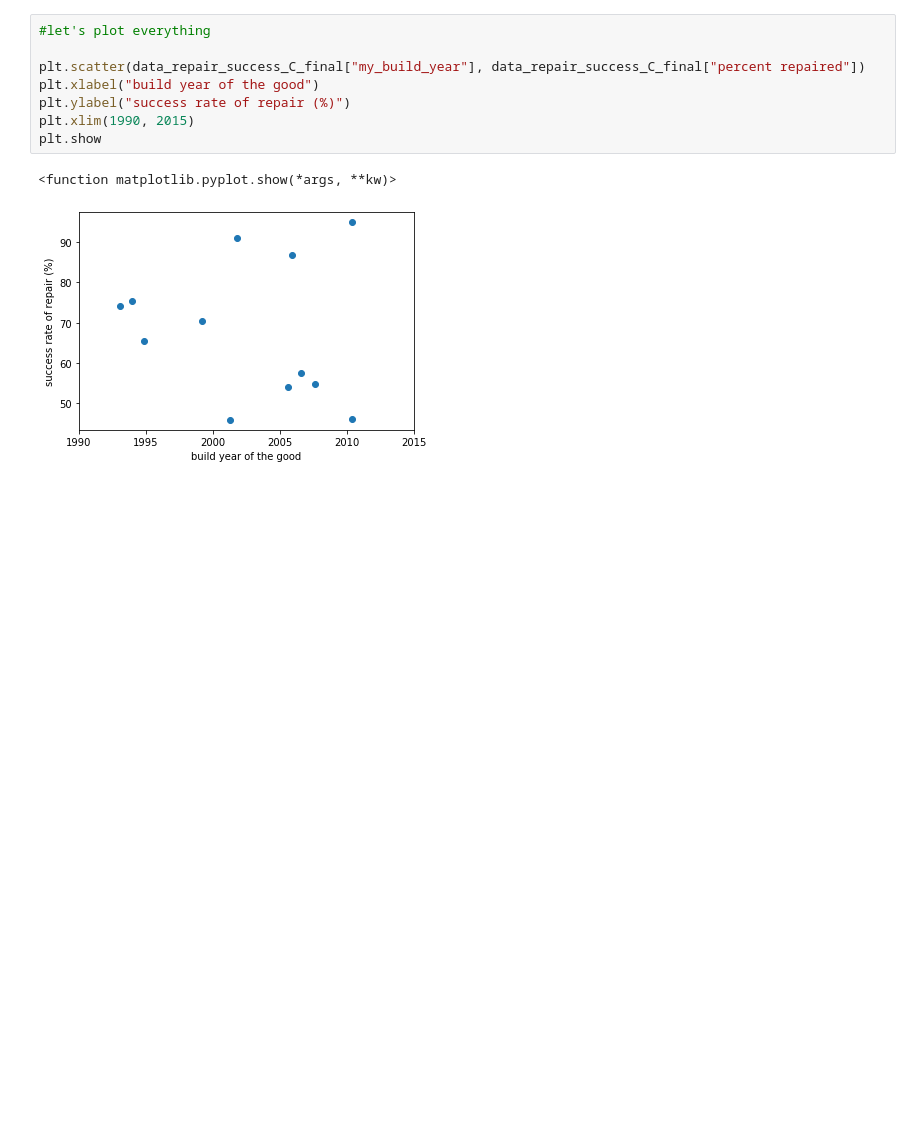
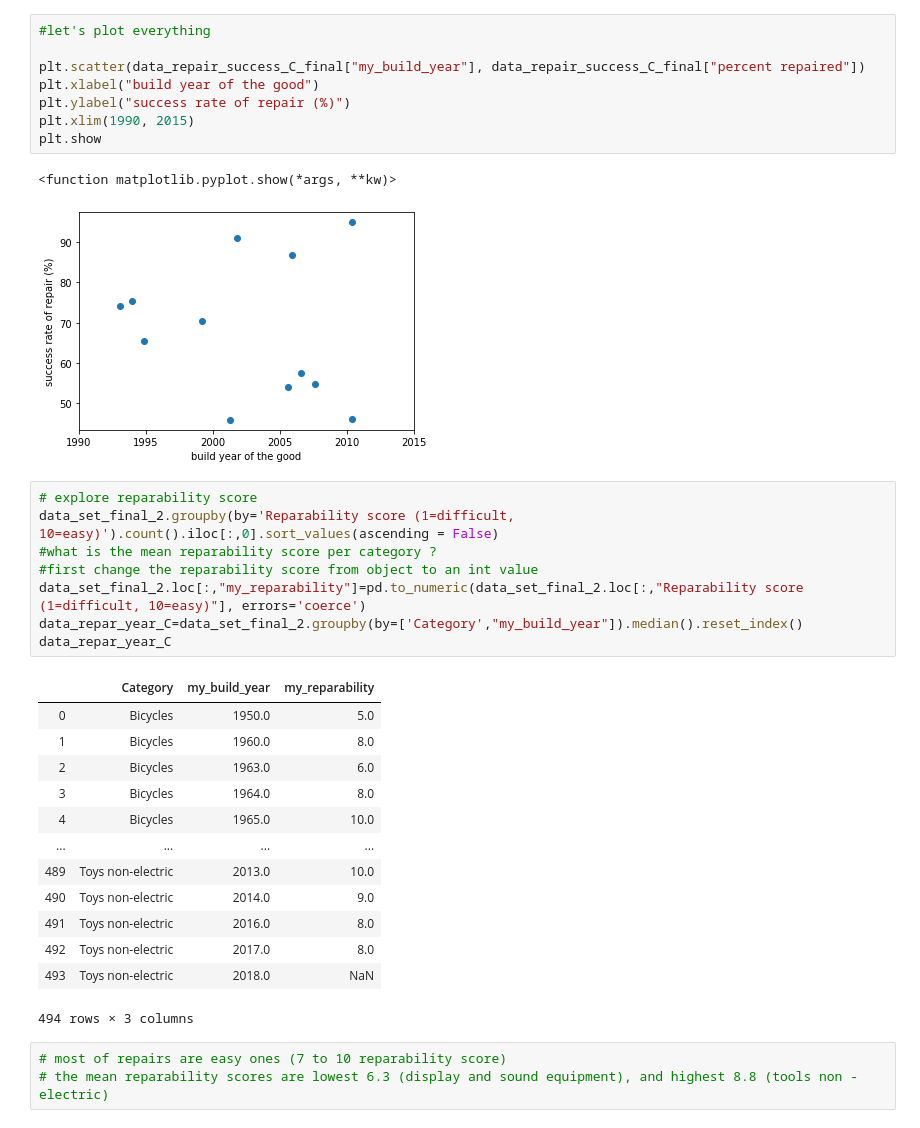
Before and after one commit to JeanMILPIED/Repair, a Jupyter notebook: Repair_cafe.ipynb, the cells around one changed output. Drawn from its saved outputs; the diff is of its cells as text; blank space fills up the shorter version.

```diff
--- a/Repair_cafe.ipynb
+++ b/Repair_cafe.ipynb
@@ -292,3 +293,28 @@ plt.show
 # %% [output]
 <function matplotlib.pyplot.show(*args, **kw)>
 [figure]
+# %%
+# explore reparability score
+data_set_final_2.groupby(by='Reparability score (1=difficult, 10=easy)').count().iloc[:,0].sort_values(ascending = False)
+#what is the mean reparability score per category ?
+#first change the reparability score from object to an int value
+data_set_final_2.loc[:,"my_reparability"]=pd.to_numeric(data_set_final_2.loc[:,"Reparability score (1=difficult, 10=easy)"], errors='coerce')
+data_repar_year_C=data_set_final_2.groupby(by=['Category',"my_build_year"]).median().reset_index()
+data_repar_year_C
+# %% [output]
+|  | Category | my_build_year | my_reparability |
+| 0 | Bicycles | 1950.0 | 5.0 |
+| 1 | Bicycles | 1960.0 | 8.0 |
+| 2 | Bicycles | 1963.0 | 6.0 |
+| 3 | Bicycles | 1964.0 | 8.0 |
+| 4 | Bicycles | 1965.0 | 10.0 |
+| ... | ... | ... | ... |
+| 489 | Toys non-electric | 2013.0 | 10.0 |
+| 490 | Toys non-electric | 2014.0 | 9.0 |
+| 491 | Toys non-electric | 2016.0 | 8.0 |
+| 492 | Toys non-electric | 2017.0 | 8.0 |
+| 493 | Toys non-electric | 2018.0 | NaN |
+494 rows × 3 columns
+# %%
+# most of repairs are easy ones (7 to 10 reparability score)
+# the mean reparability scores are lowest 6.3 (display and sound equipment), and highest 8.8 (tools non -electric)
```
Also changed, not shown: parts of 20 cells of this notebook.
